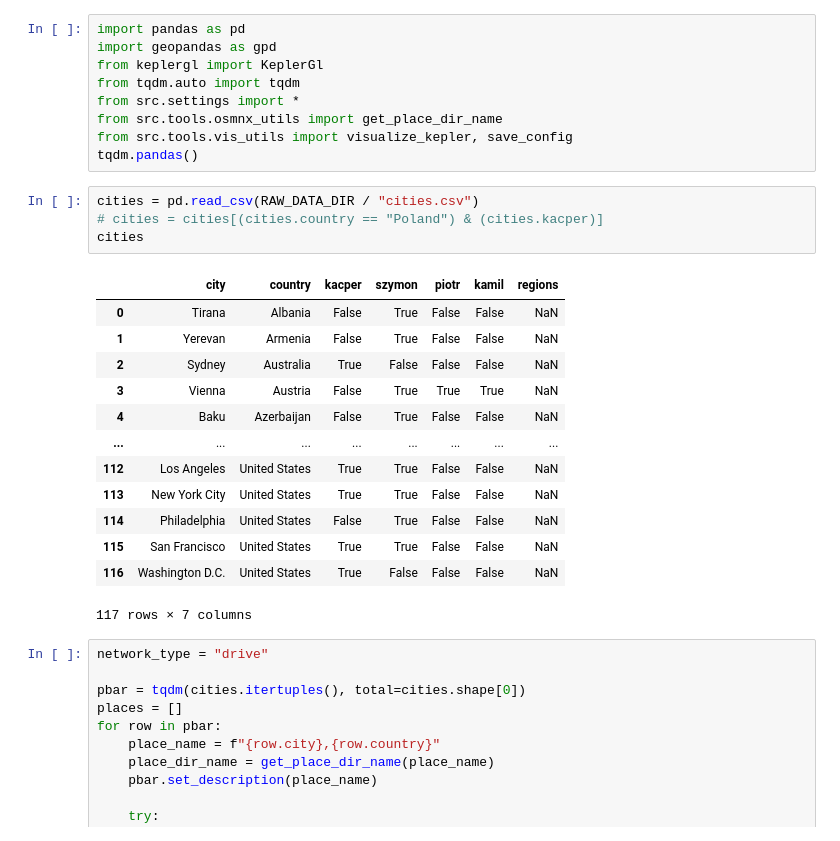
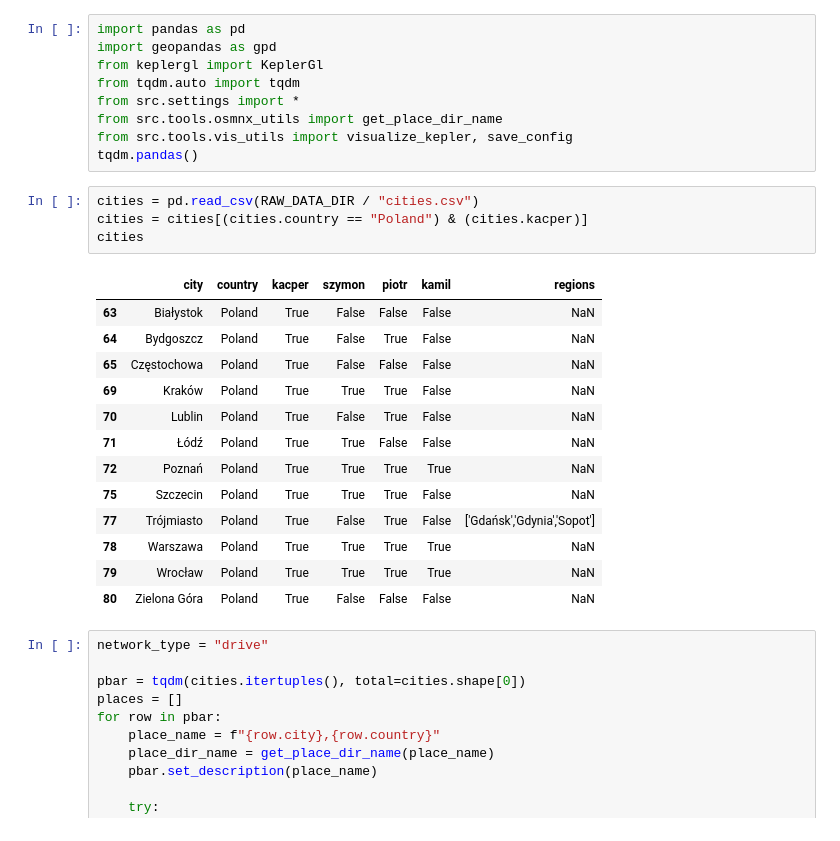
Before and after one commit to Calychas/highway2vec, a Jupyter notebook: notebooks/cities.ipynb, the cells around one changed output. Drawn from its saved outputs; the diff is of its cells as text.

```diff
--- a/notebooks/cities.ipynb
+++ b/notebooks/cities.ipynb
@@ -15,22 +15,22 @@ from src.tools.vis_utils import visualize_kepler, save_config
 tqdm.pandas()
 # %%
 cities = pd.read_csv(RAW_DATA_DIR / "cities.csv")
-# cities = cities[(cities.country == "Poland") & (cities.kacper)]
+cities = cities[(cities.country == "Poland") & (cities.kacper)]
 cities
 # %% [output]
 |  | city | country | kacper | szymon | piotr | kamil | regions |
-| 0 | Tirana | Albania | False | True | False | False | NaN |
-| 1 | Yerevan | Armenia | False | True | False | False | NaN |
-| 2 | Sydney | Australia | True | False | False | False | NaN |
-| 3 | Vienna | Austria | False | True | True | True | NaN |
-| 4 | Baku | Azerbaijan | False | True | False | False | NaN |
-| ... | ... | ... | ... | ... | ... | ... | ... |
-| 112 | Los Angeles | United States | True | True | False | False | NaN |
-| 113 | New York City | United States | True | True | False | False | NaN |
-| 114 | Philadelphia | United States | False | True | False | False | NaN |
-| 115 | San Francisco | United States | True | True | False | False | NaN |
-| 116 | Washington D.C. | United States | True | False | False | False | NaN |
+| 63 | Białystok | Poland | True | False | False | False | NaN |
+| 64 | Bydgoszcz | Poland | True | False | True | False | NaN |
+| 65 | Częstochowa | Poland | True | False | False | False | NaN |
+| 69 | Kraków | Poland | True | True | True | False | NaN |
+| 70 | Lublin | Poland | True | False | True | False | NaN |
+| 71 | Łódź | Poland | True | True | False | False | NaN |
+| 72 | Poznań | Poland | True | True | True | True | NaN |
+| 75 | Szczecin | Poland | True | True | True | False | NaN |
+| 77 | Trójmiasto | Poland | True | False | True | False | ['Gdańsk','Gdynia','Sopot'] |
+| 78 | Warszawa | Poland | True | True | True | True | NaN |
+| 79 | Wrocław | Poland | True | True | True | True | NaN |
+| 80 | Zielona Góra | Poland | True | False | False | False | NaN |
-117 rows × 7 columns
 # %%
 network_type = "drive"
 
```
Also changed, not shown: 10 other files.
